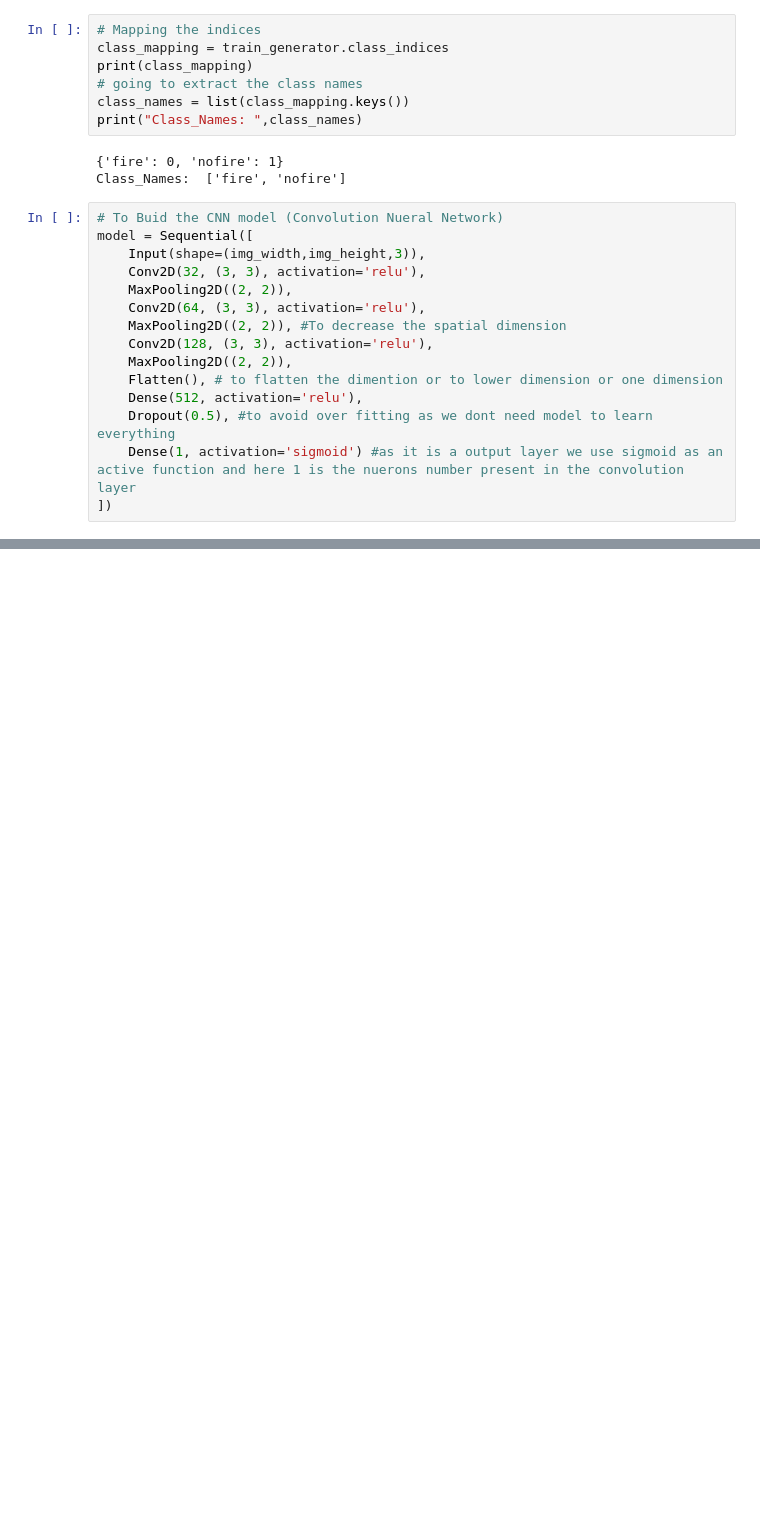
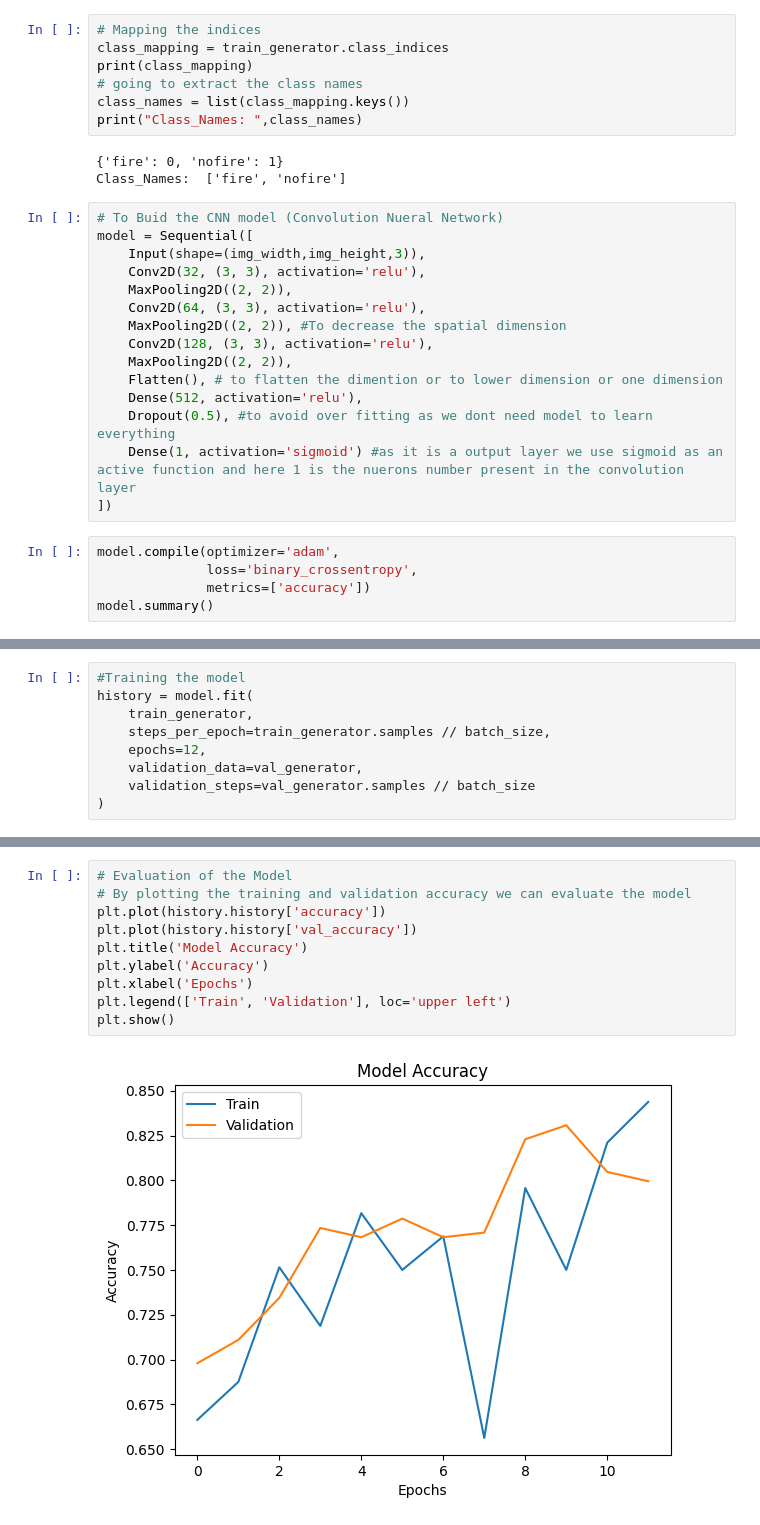
Before and after one commit to Srijavali/Forest_Fire_Detection, a Jupyter notebook: Forest_Fire_Detection.ipynb, the cells around one changed output, grey strips where cells are left out. Saved outputs shown, nothing was run; the diff lists cells and outputs as text; blank space fills up the shorter version.

```diff
--- a/Forest_Fire_Detection.ipynb
+++ b/Forest_Fire_Detection.ipynb
@@ -134,3 +134,8 @@ model = Sequential([
     Dropout(0.5), #to avoid over fitting as we dont need model to learn everything
     Dense(1, activation='sigmoid') #as it is a output layer we use sigmoid as an active function and here 1 is the nuerons number present in the convolution layer
 ])
+# %%
+model.compile(optimizer='adam',
+              loss='binary_crossentropy',
+              metrics=['accuracy'])
+model.summary()
@@ -136,0 +164,9 @@ model = Sequential([
+# %%
+#Training the model
+history = model.fit(
+    train_generator,
+    steps_per_epoch=train_generator.samples // batch_size,
+    epochs=12,
+    validation_data=val_generator,
+    validation_steps=val_generator.samples // batch_size
+)
@@ -136,0 +197,12 @@ model = Sequential([
+# %%
+# Evaluation of the Model
+# By plotting the training and validation accuracy we can evaluate the model
+plt.plot(history.history['accuracy'])
+plt.plot(history.history['val_accuracy'])
+plt.title('Model Accuracy')
+plt.ylabel('Accuracy')
+plt.xlabel('Epochs')
+plt.legend(['Train', 'Validation'], loc='upper left')
+plt.show()
+# %% [output]
+[figure, added]
```
Also changed, not shown: parts of 8 cells of this notebook.
